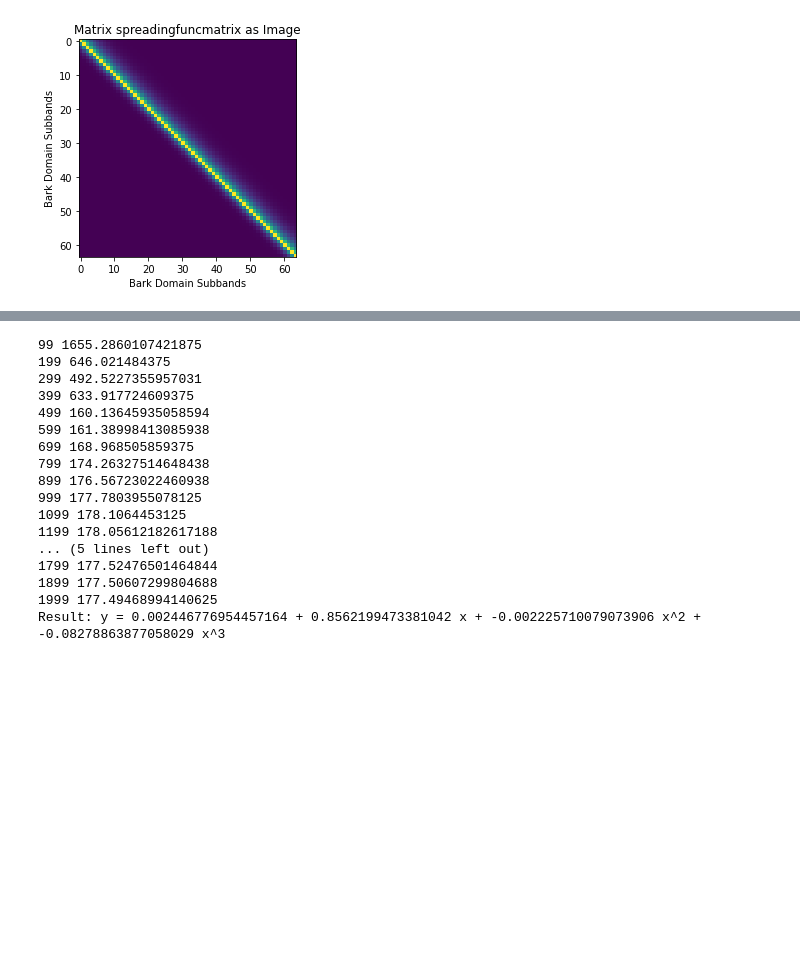
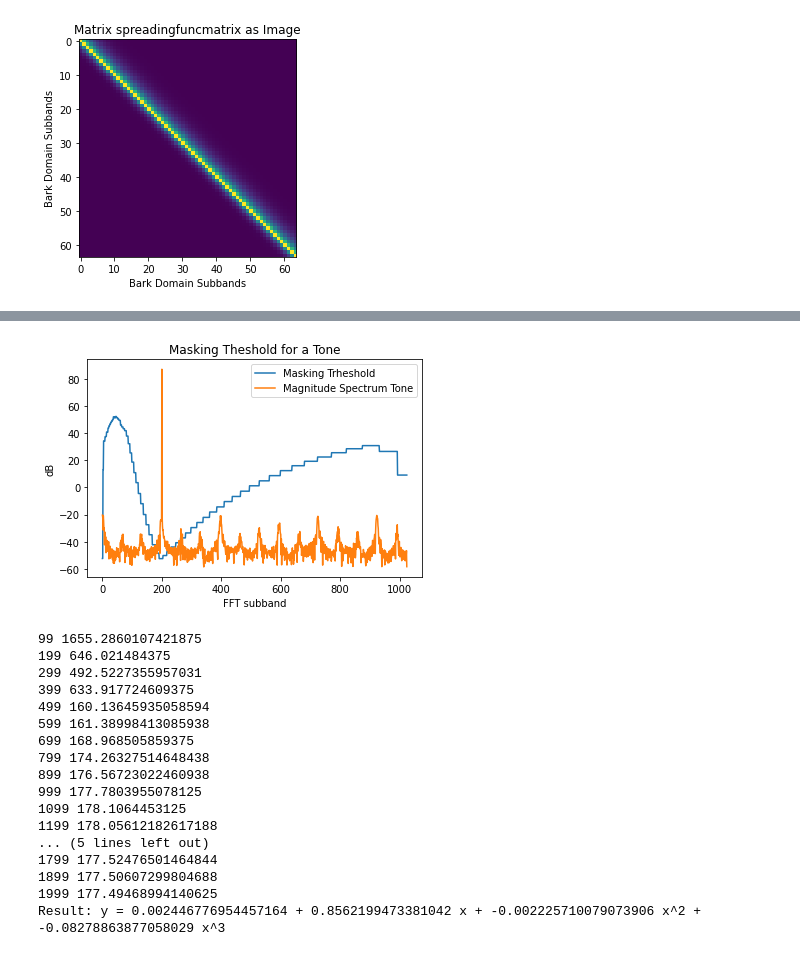
Before and after one commit to TUIlmenauAMS/AudioCoding_Tutorials, a Jupyter notebook: torch_psyacmodel.ipynb, the cells around one changed output, grey strips where cells are left out. Cells and saved outputs as stored; diff of their text form; code cells hidden in the pictures; blank space fills up the shorter version.

```diff
--- a/torch_psyacmodel.ipynb
+++ b/torch_psyacmodel.ipynb
@@ -249,6 +249,18 @@ plt.show()
 [interactive output not drawn]
 [figure]
 "\n  y=zeros((1025,3))\n  y[0,0]=1\n  t,x=scipy.signal.istft(y,window='boxcar')\n  plot(x)\n  #yields rectangle with amplitude 1/2, for orthonormality it would be sqrt(2/N) with overlap, \n  #hence we ...
+# %%
+plt.figure()
+zoraide= mT**-1
+plt.plot(20*np.log10(zoraide.detach().numpy()+1e-3))
+plt.title('Masking Theshold for a Tone')
+plt.plot(20*np.log10(mX.detach().numpy()+1e-3))
+plt.legend(('Masking Trheshold', 'Magnitude Spectrum Tone'))
+plt.xlabel('FFT subband')
+plt.ylabel("dB")
+plt.show()
+# %% [output]
+[figure, added]
 # %%
 # Test to Check Differentiability
 # %%
```
Also changed, not shown: parts of 4 cells of this notebook.
